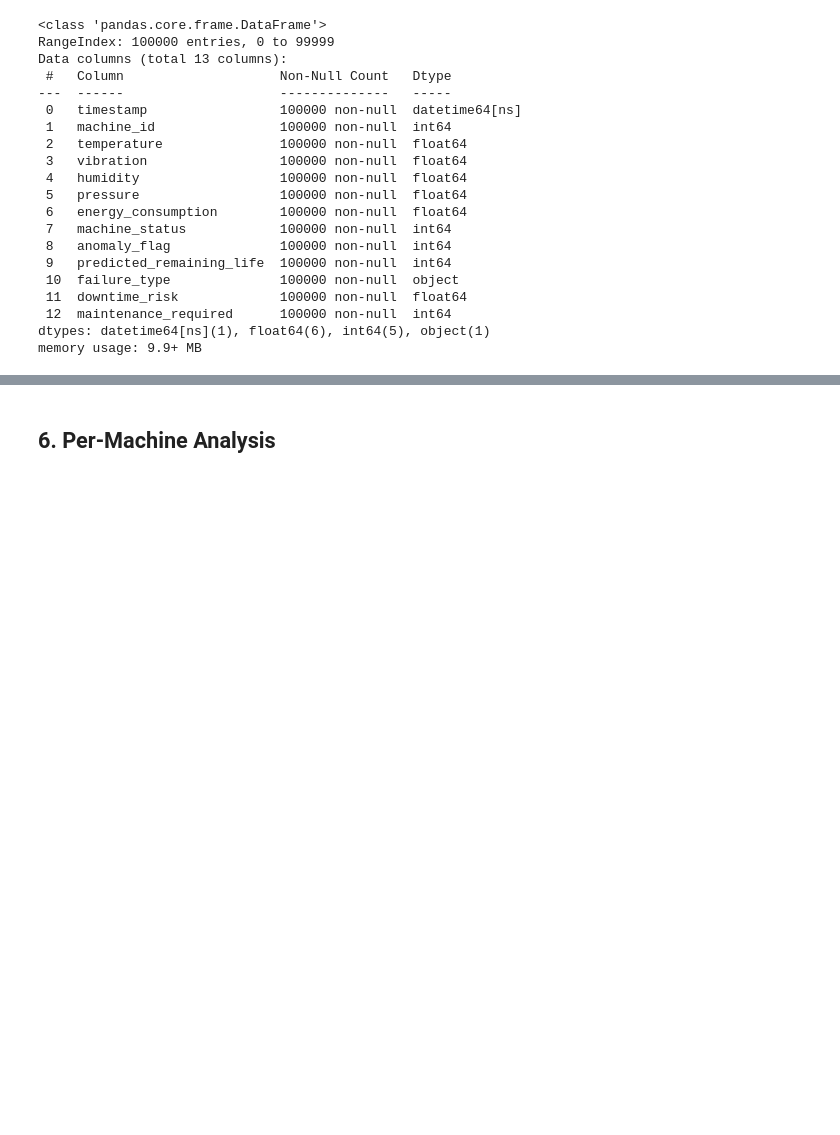
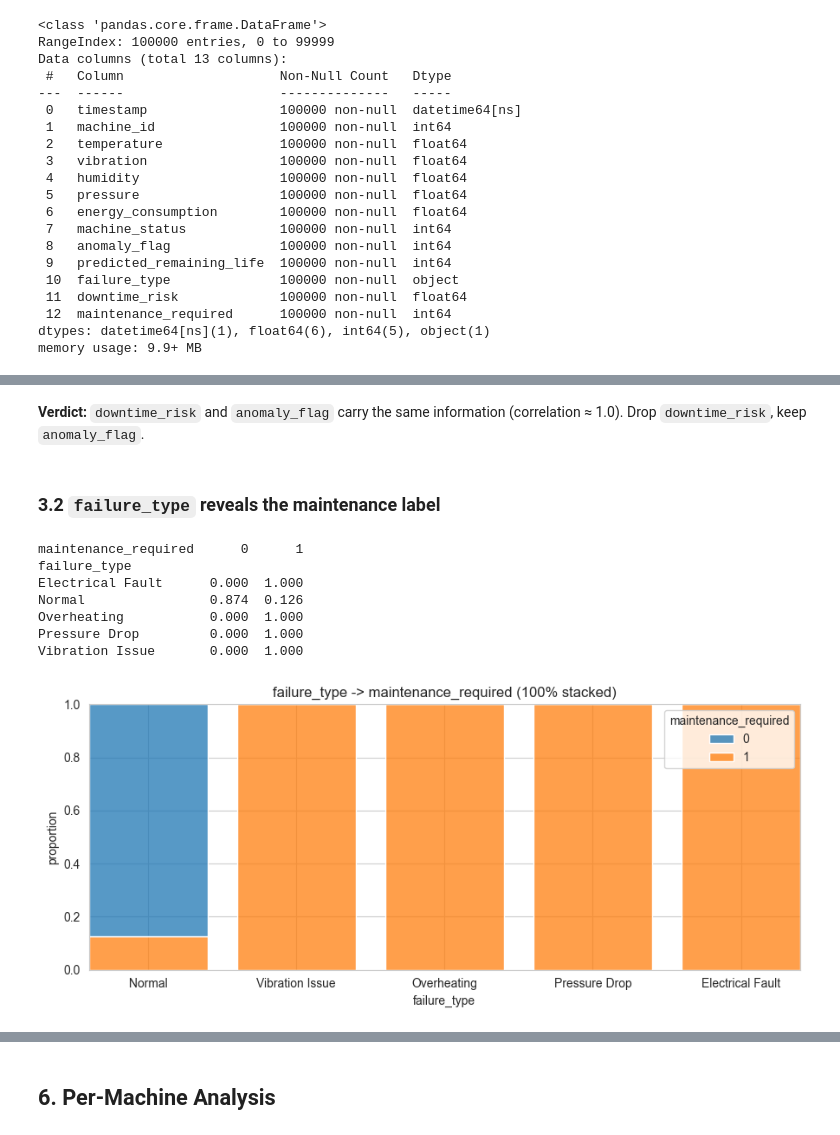
Before and after one commit to 1008tommy/mlops-assignment, a Jupyter notebook: javian/notebooks/eda.ipynb, the cells around one changed output, grey strips where cells are left out. Drawn from its saved outputs; the diff is of its cells as text; code cells hidden in the pictures; blank space fills up the shorter version.

```diff
--- a/javian/notebooks/eda.ipynb
+++ b/javian/notebooks/eda.ipynb
@@ -13,2 +9,23 @@
+# %%
+import pandas as pd
+import numpy as np
+import matplotlib.pyplot as plt
+import seaborn as sns
+from sklearn.preprocessing import StandardScaler
+from sklearn.decomposition import PCA
+from sklearn.manifold import TSNE
+from sklearn.feature_selection import mutual_info_classif
+
+sns.set_style("whitegrid")
+plt.rcParams["figure.figsize"] = (10, 5)
+pd.set_option("display.max_columns", None)
+
+RANDOM_STATE = 42
+TARGET = "maintenance_required"
+SENSORS = ["temperature", "vibration", "humidity", "pressure", "energy_consumption"]
+KEPT_FEATURES = SENSORS
+DROP_FEATURES = ["timestamp", "machine_id", "failure_type",
+                 "downtime_risk", "predicted_remaining_life",
+                 "machine_status", "anomaly_flag"]
 # %% [markdown]
 ## 1. Setup & Data Overview
@@ -414,0 +153,24 @@ plt.show()
+# %% [markdown]
+**Verdict:** `downtime_risk` and `anomaly_flag` carry the same information
+(correlation ≈ 1.0). Drop `downtime_risk`, keep `anomaly_flag`.
+# %% [markdown]
+### 3.2 `failure_type` reveals the maintenance label
+# %%
+ct = pd.crosstab(df["failure_type"], df[TARGET], normalize="index")
+print(ct.round(3))
+
+plt.figure(figsize=(9, 4))
+sns.histplot(df, x="failure_type", hue=TARGET, multiple="fill", shrink=0.8)
+plt.ylabel("proportion")
+plt.title("failure_type -> maintenance_required (100% stacked)")
+plt.tight_layout()
+plt.show()
+# %% [output]
+maintenance_required      0      1
+failure_type
+Electrical Fault      0.000  1.000
+Normal                0.874  0.126
+Overheating           0.000  1.000
+Pressure Drop         0.000  1.000
+Vibration Issue       0.000  1.000
+[figure, added]
```
Also changed, not shown: parts of 82 cells of this notebook, 5 other files.
